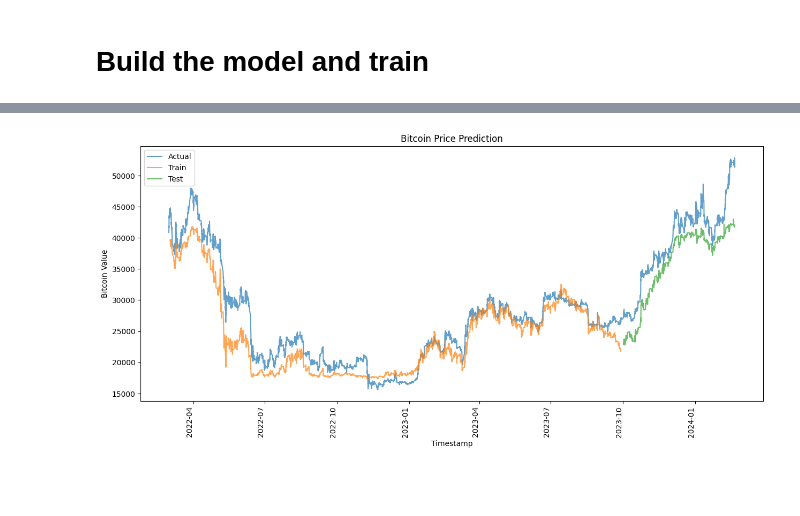
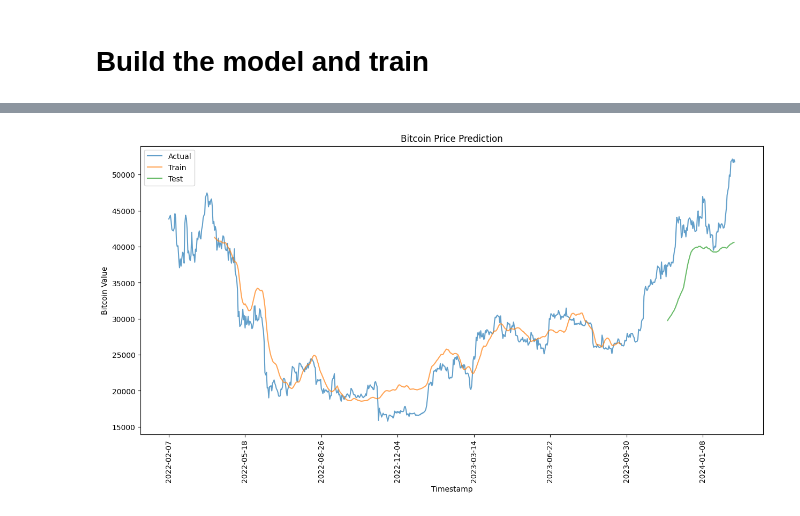
Before and after one commit to SkyTong/DS440, a Jupyter notebook: Expr17_LSTM_1D_CNN.ipynb, the cells around one changed output, grey strips where cells are left out. Drawn from its saved outputs; the diff is of its cells as text; code cells hidden in the pictures; blank space fills up the shorter version.

```diff
--- a/Expr17_LSTM_1D_CNN.ipynb
+++ b/Expr17_LSTM_1D_CNN.ipynb
@@ -40,0 +61,3 @@ org_df
+# %%
+org_df.set_index('Date', inplace=True)
+org_df.index
@@ -78,18 +100,0 @@ org_df
-# %%
-import pandas as pd
-
-# Assuming your DataFrame is called org_df
-
-# Convert 'Datetime' column to datetime data type
-org_df['Datetime'] = pd.to_datetime(org_df['Datetime'])
-
-# Set 'Datetime' column as the index
-org_df.set_index('Datetime', inplace=True)
-
-# Now 'Datetime' column should be the index of the DataFrame
-# Check the data type of the index
-print("Data type of elements in the index:", org_df.index.dtype)
-
-# Check the data types of all columns again
-print("\nData types of all columns:")
-print(org_df.dtypes)
@@ -126,16 +113,16 @@ Number of features 31
 # %% [markdown]
 # Configuration
 # %%
-expr_name = 'expr_17'
-look_back = 40 # 60 days, as each entry is for 1 hour
-lstm_layers = 32
-epochs=10
-batch_size=32
+expr_name = 'expr_16'
+look_back = 60 # 60 days, as each entry is for 1 hour
+lstm_layers = 50
+epochs=25
+batch_size=24
 # %% [markdown]
 # spliting datasets into train and test
 # %%
 train_size_percent = 0.80
-pred_col = org_df.columns.get_loc('close')
+pred_col = org_df.columns.get_loc('BTC')
 
 # function to split the data
 def create_dataset(dataset, pred_col, look_back=1):
@@ -275,31 +260,31 @@ testScore_MAE = np.sum(np.absolute(testY - testPredict))/len(testY)
 # %%
 # shift train predictions for plotting
 trainPredictPlot = np.empty_like(dataset)
 trainPredictPlot[:, :] = np.nan
 trainPredictPlot[look_back:len(trainPredict)+look_back, pred_col] = trainPredict
 
 # shift test predictions for plotting
 testPredictPlot = np.empty_like(dataset)
 testPredictPlot[:, :] = np.nan
 testPredictPlot[len(trainPredict)+(look_back*2)+1:len(dataset)-1, pred_col] = testPredict
 
 # contruct pandas dataframe for plotting
 time_df = pd.DataFrame(org_df.index)
 time_df['Actual'] = scaler.inverse_transform(dataset)[:,pred_col]
 df1 = pd.DataFrame(trainPredictPlot[:,pred_col],columns=['Train'])
 df2 = pd.DataFrame(testPredictPlot[:,pred_col],columns=['Test'])
 time_df2 = pd.concat([time_df, df1, df2], axis=1, sort=False)
-time_df2.set_index('Datetime',inplace=True)
+time_df2.set_index('Date',inplace=True)
 
 # plot the output
 fig, ax = plt.subplots(figsize=(15,7))
 time_df2.plot(ax=ax,rot=90,alpha=0.7)
 plt.xlabel('Timestamp')
 plt.ylabel('Bitcoin Value')
 plt.title('Bitcoin Price Prediction')
 plt.savefig(expr_name + '.png',bbox_inches = "tight")
 # %% [output]
-[figure, old version]
+[figure, new version]
 # %%
 print('-' * 50)
 print('Experiment name:', expr_name)
```
Also changed, not shown: parts of 16 cells of this notebook.
